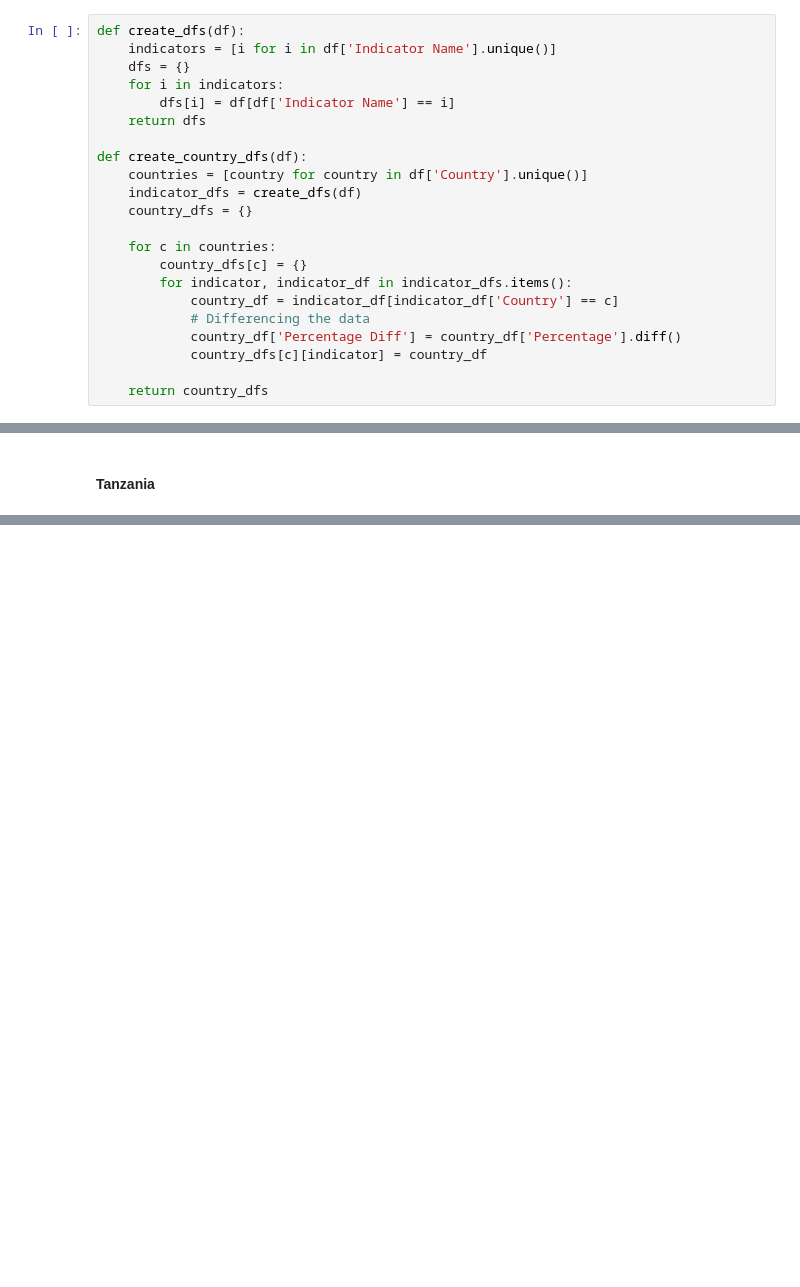
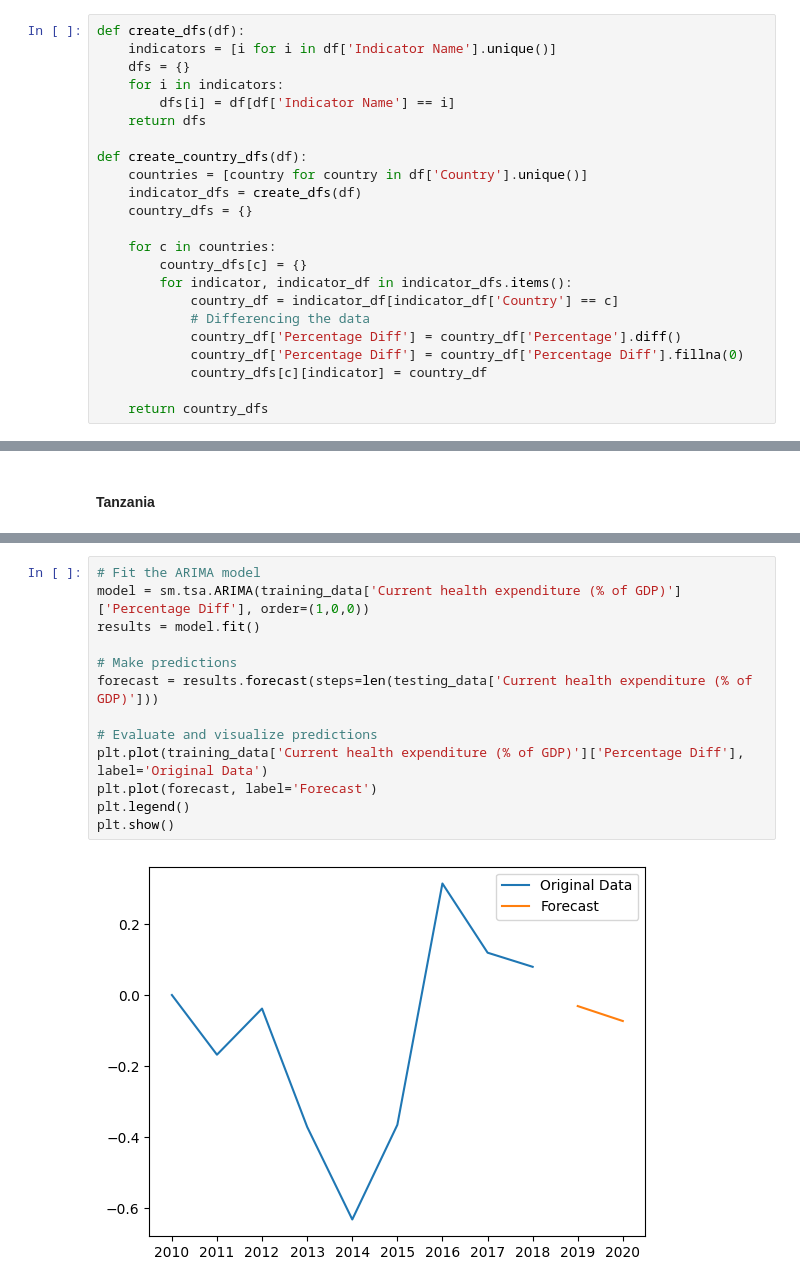
Before and after one commit to AdnanK1/east-african-dvlp-indicators, a Jupyter notebook: index.ipynb, the cells around one changed output, grey strips where cells are left out. Cells and saved outputs as stored; diff of their text form; blank space fills up the shorter version.

Commit message:
Added the arima model as base model

```diff
--- a/index.ipynb
+++ b/index.ipynb
@@ -386,6 +386,7 @@ def create_country_dfs(df):
             country_df = indicator_df[indicator_df['Country'] == c]
             # Differencing the data
             country_df['Percentage Diff'] = country_df['Percentage'].diff()
+            country_df['Percentage Diff'] = country_df['Percentage Diff'].fillna(0)
             country_dfs[c][indicator] = country_df
 
     return country_dfs
@@ -437,0 +420,15 @@ def fit_arima_and_evaluate(train_data, test_data, order):
+# %%
+# Fit the ARIMA model
+model = sm.tsa.ARIMA(training_data['Current health expenditure (% of GDP)']['Percentage Diff'], order=(1,0,0))
+results = model.fit()
+
+# Make predictions
+forecast = results.forecast(steps=len(testing_data['Current health expenditure (% of GDP)']))
+
+# Evaluate and visualize predictions
+plt.plot(training_data['Current health expenditure (% of GDP)']['Percentage Diff'], label='Original Data')
+plt.plot(forecast, label='Forecast')
+plt.legend()
+plt.show()
+# %% [output]
+[figure, added]
```
Also changed, not shown: parts of 10 cells of this notebook.
